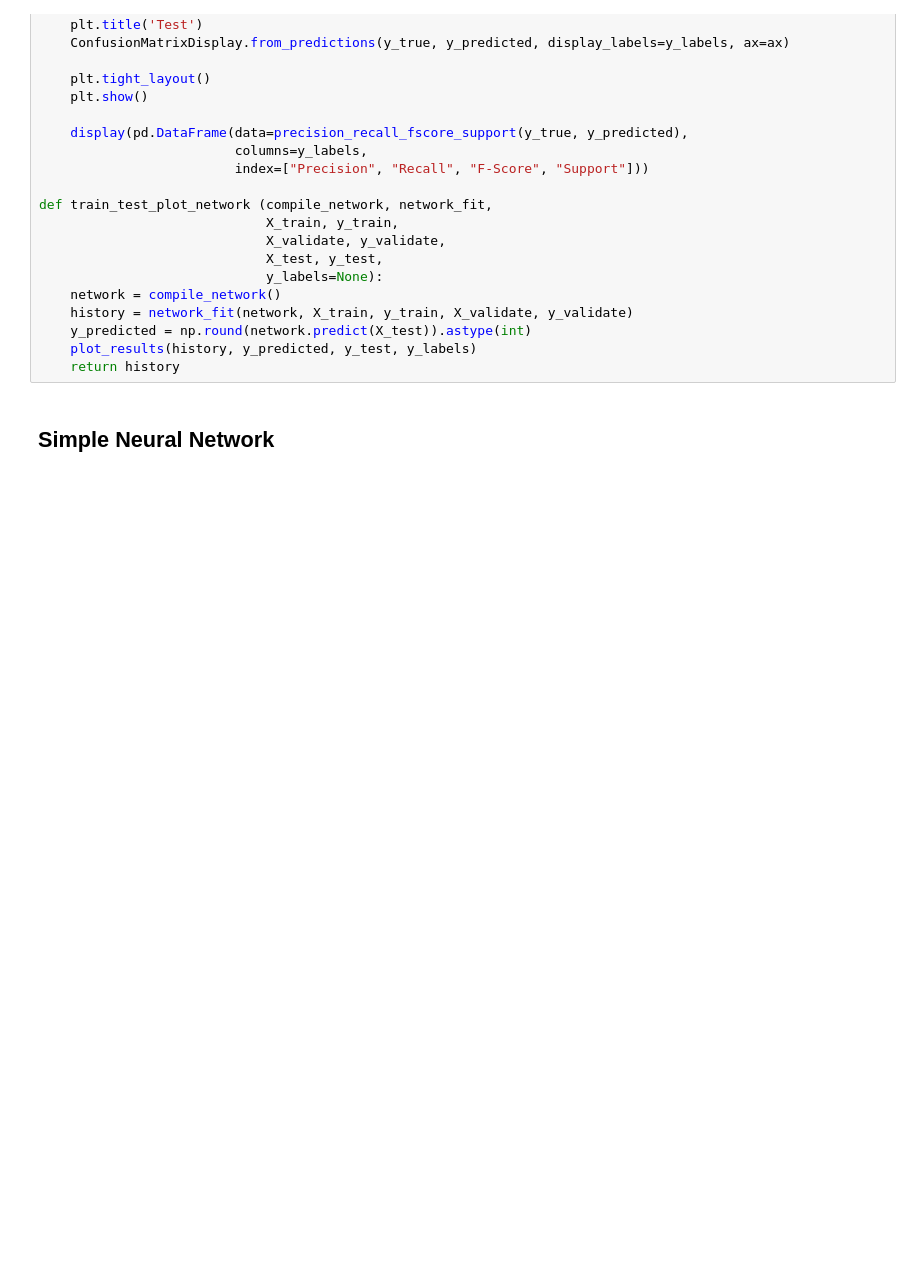
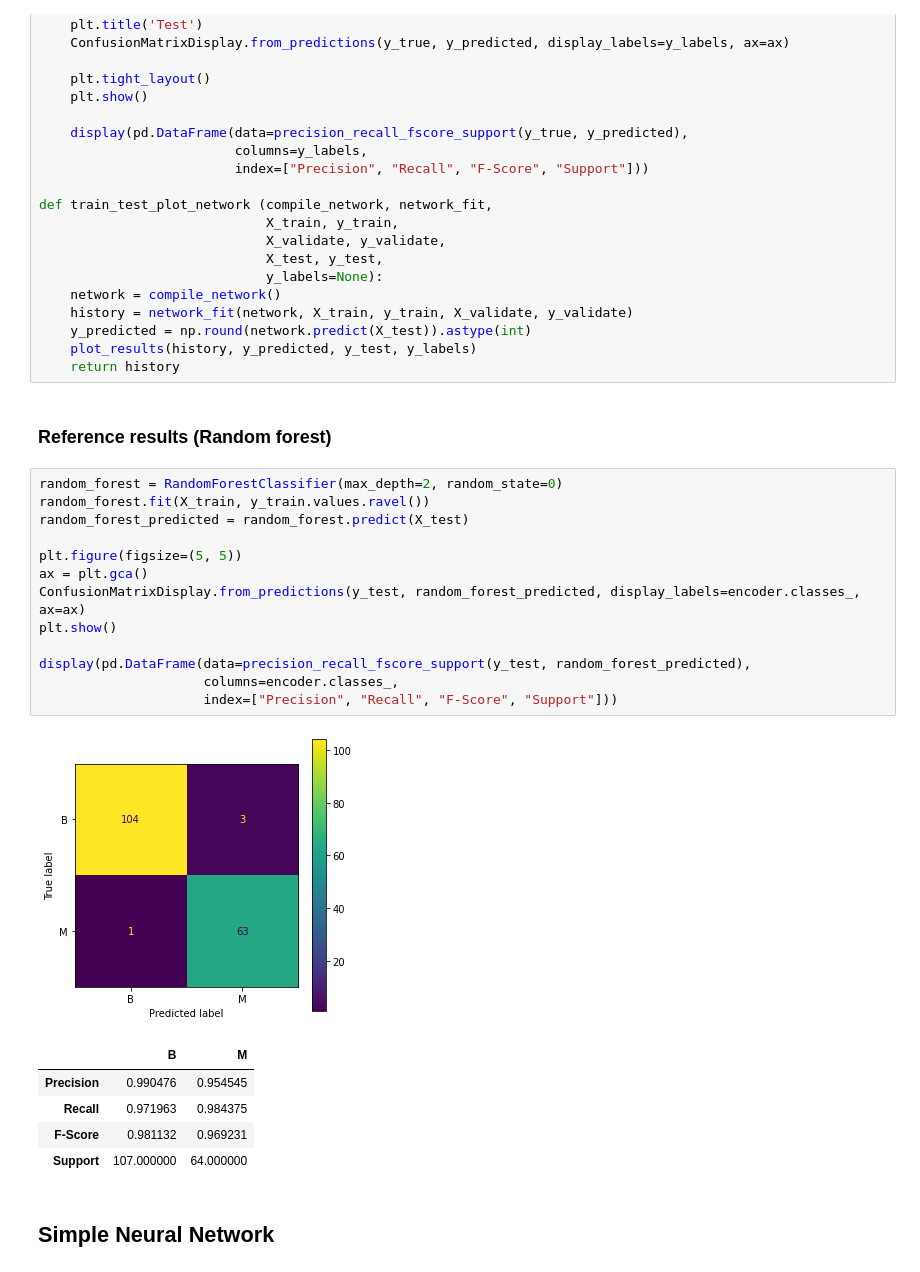
Before and after one commit to tsopeh/neural_networks, a Jupyter notebook: breast_cancer.ipynb, the cells around one changed output. Saved outputs shown, nothing was run; the diff lists cells and outputs as text; blank space fills up the shorter version.

```diff
--- a/breast_cancer.ipynb
+++ b/breast_cancer.ipynb
@@ -228,6 +229,28 @@ def train_test_plot_network (compile_network, network_fit,
     y_predicted = np.round(network.predict(X_test)).astype(int)
     plot_results(history, y_predicted, y_test, y_labels)
     return history
+# %% [markdown]
+### Reference results (Random forest)
+# %%
+random_forest = RandomForestClassifier(max_depth=2, random_state=0)
+random_forest.fit(X_train, y_train.values.ravel())
+random_forest_predicted = random_forest.predict(X_test)
+
+plt.figure(figsize=(5, 5))
+ax = plt.gca()
+ConfusionMatrixDisplay.from_predictions(y_test, random_forest_predicted, display_labels=encoder.classes_, ax=ax)
+plt.show()
+
+display(pd.DataFrame(data=precision_recall_fscore_support(y_test, random_forest_predicted),
+                     columns=encoder.classes_,
+                     index=["Precision", "Recall", "F-Score", "Support"]))
+# %% [output]
+[figure, added]
+|  | B | M |
+| Precision | 0.990476 | 0.954545 |
+| Recall | 0.971963 | 0.984375 |
+| F-Score | 0.981132 | 0.969231 |
+| Support | 107.000000 | 64.000000 |
 # %% [markdown]
 ## Simple Neural Network
 # %%
```
Also changed, not shown: parts of 8 cells of this notebook.
